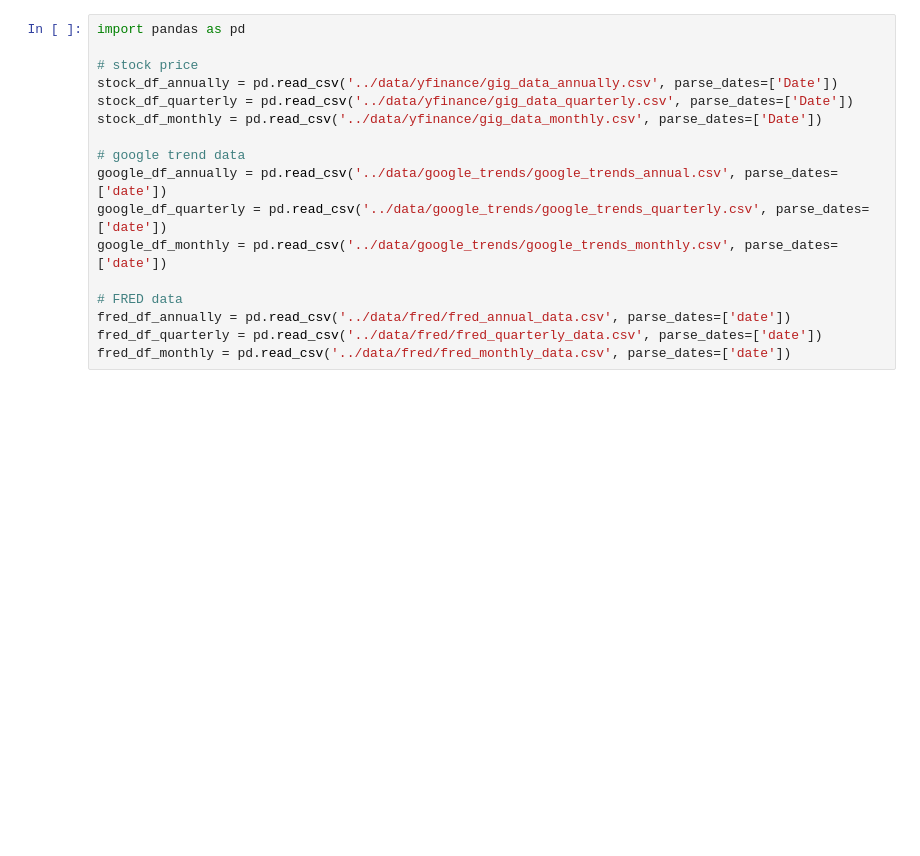
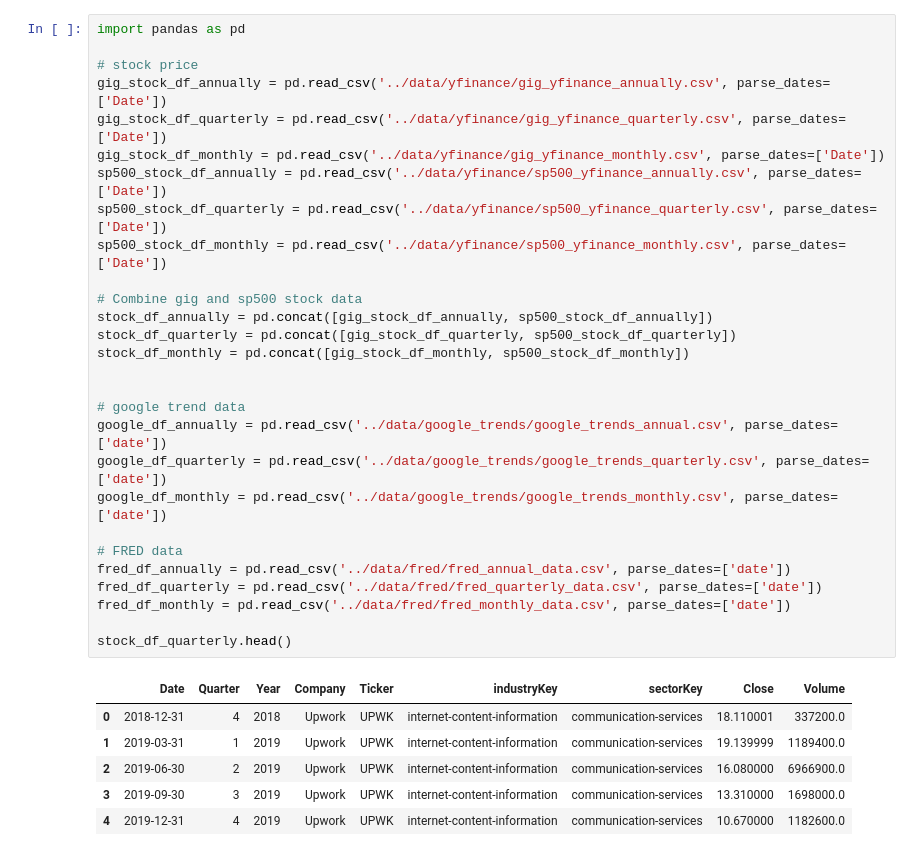
Before and after one commit to milleau98/2026-gig-data-analysis, a Jupyter notebook: analyses/correlation_analyses.ipynb, the cells around one changed output. Cells and saved outputs as stored; diff of their text form; blank space fills up the shorter version.

```diff
--- a/analyses/correlation_analyses.ipynb
+++ b/analyses/correlation_analyses.ipynb
@@ -3,20 +3,38 @@
 # %%
 import pandas as pd
 
 # stock price
-stock_df_annually = pd.read_csv('../data/yfinance/gig_data_annually.csv', parse_dates=['Date'])
-stock_df_quarterly = pd.read_csv('../data/yfinance/gig_data_quarterly.csv', parse_dates=['Date'])
-stock_df_monthly = pd.read_csv('../data/yfinance/gig_data_monthly.csv', parse_dates=['Date'])
+gig_stock_df_annually = pd.read_csv('../data/yfinance/gig_yfinance_annually.csv', parse_dates=['Date'])
+gig_stock_df_quarterly = pd.read_csv('../data/yfinance/gig_yfinance_quarterly.csv', parse_dates=['Date'])
+gig_stock_df_monthly = pd.read_csv('../data/yfinance/gig_yfinance_monthly.csv', parse_dates=['Date'])
+sp500_stock_df_annually = pd.read_csv('../data/yfinance/sp500_yfinance_annually.csv', parse_dates=['Date'])
+sp500_stock_df_quarterly = pd.read_csv('../data/yfinance/sp500_yfinance_quarterly.csv', parse_dates=['Date'])
+sp500_stock_df_monthly = pd.read_csv('../data/yfinance/sp500_yfinance_monthly.csv', parse_dates=['Date'])
+
+# Combine gig and sp500 stock data
+stock_df_annually = pd.concat([gig_stock_df_annually, sp500_stock_df_annually])
+stock_df_quarterly = pd.concat([gig_stock_df_quarterly, sp500_stock_df_quarterly])
+stock_df_monthly = pd.concat([gig_stock_df_monthly, sp500_stock_df_monthly])
+
 
 # google trend data
 google_df_annually = pd.read_csv('../data/google_trends/google_trends_annual.csv', parse_dates=['date'])
 google_df_quarterly = pd.read_csv('../data/google_trends/google_trends_quarterly.csv', parse_dates=['date'])
 google_df_monthly = pd.read_csv('../data/google_trends/google_trends_monthly.csv', parse_dates=['date'])
 
 # FRED data
 fred_df_annually = pd.read_csv('../data/fred/fred_annual_data.csv', parse_dates=['date'])
 fred_df_quarterly = pd.read_csv('../data/fred/fred_quarterly_data.csv', parse_dates=['date'])
 fred_df_monthly = pd.read_csv('../data/fred/fred_monthly_data.csv', parse_dates=['date'])
+
+stock_df_quarterly.head()
+# %% [output]
+|  | Date | Quarter | Year | Company | Ticker | industryKey | sectorKey | Close | Volume |
+| 0 | 2018-12-31 | 4 | 2018 | Upwork | UPWK | internet-content-information | communication-services | 18.110001 | 337200.0 |
+| 1 | 2019-03-31 | 1 | 2019 | Upwork | UPWK | internet-content-information | communication-services | 19.139999 | 1189400.0 |
+| 2 | 2019-06-30 | 2 | 2019 | Upwork | UPWK | internet-content-information | communication-services | 16.080000 | 6966900.0 |
+| 3 | 2019-09-30 | 3 | 2019 | Upwork | UPWK | internet-content-information | communication-services | 13.310000 | 1698000.0 |
+| 4 | 2019-12-31 | 4 | 2019 | Upwork | UPWK | internet-content-information | communication-services | 10.670000 | 1182600.0 |
 # %%
 google_df_annually_long = google_df_annually.melt(
     id_vars=['year'],
```
Also changed, not shown: parts of 11 cells of this notebook.
